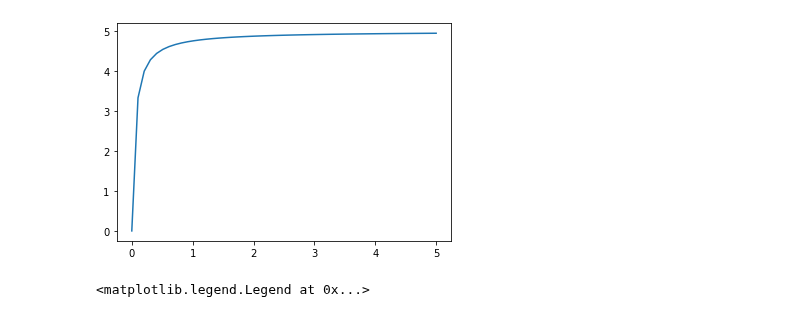
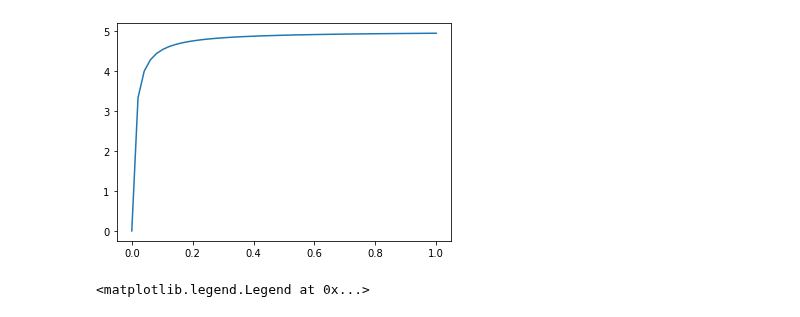
Before and after one commit to lukedtc/ADCC-Project, a Jupyter notebook: Notebooks/Basic_model.ipynb, the cells around one changed output. Drawn from its saved outputs; the diff is of its cells as text; code cells hidden in the pictures.

```diff
--- a/Notebooks/Basic_model.ipynb
+++ b/Notebooks/Basic_model.ipynb
@@ -27,15 +27,15 @@ def kill_function(R):
 
      return f
 # %%
-x = np.linspace(0, 5, 50)
+x = np.linspace(0, 1, 50)
 f = []
 for i in range(len(x)):
     f_i = kill_function(i)
     f.append(f_i)
 plt.plot(x, f)
 plt.show()
 # %% [output]
-[figure, old version]
+[figure, new version]
 # %%
 def model(t, z, gamma):
 
```
Also changed, not shown: 3 other files.
